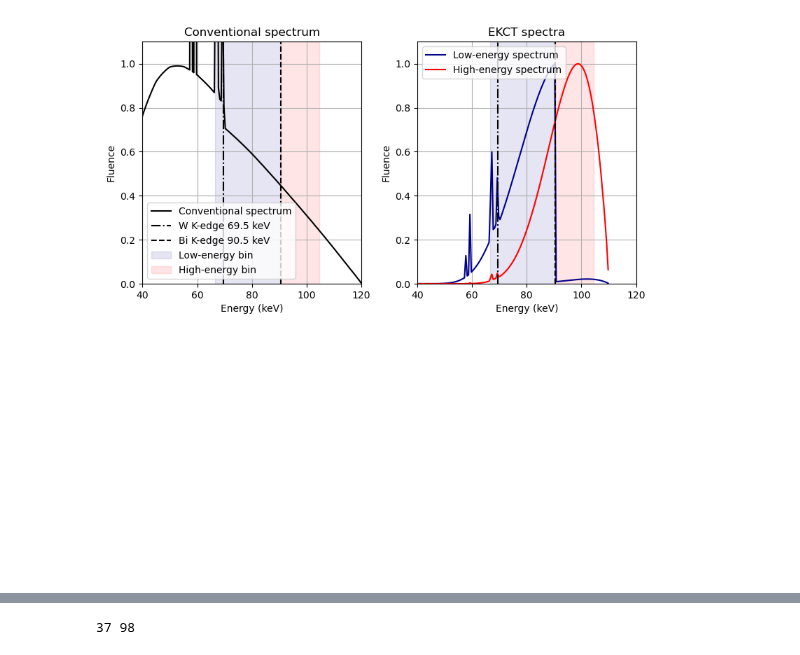
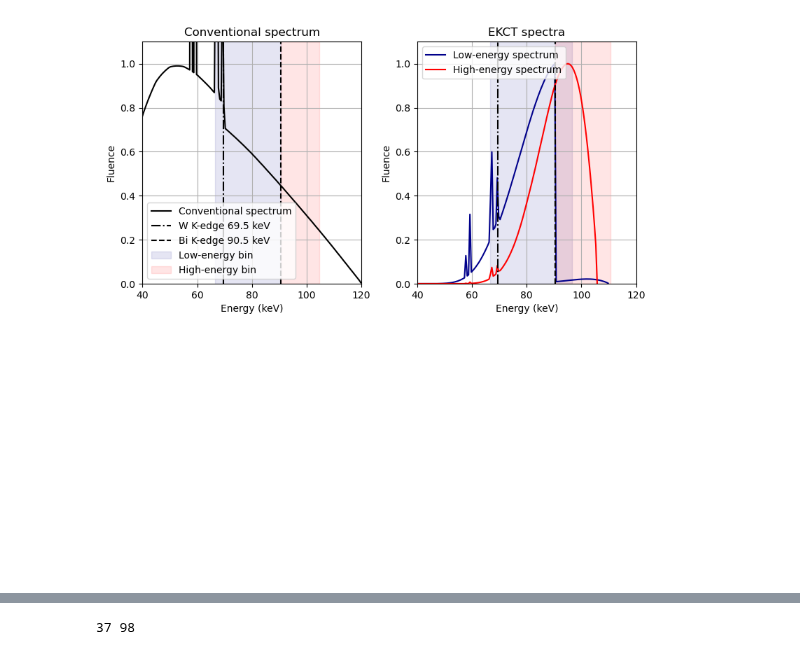
Before and after one commit to jerichooconnell/work-dfci, a Jupyter notebook: 9-PCCT_Magdalena_results/look_at_attenuation_coefficients.ipynb, the cells around one changed output, grey strips where cells are left out. Cells and saved outputs as stored; diff of their text form; code cells hidden in the pictures.

Commit message:
working figure

```diff
--- a/9-PCCT_Magdalena_results/look_at_attenuation_coefficients.ipynb
+++ b/9-PCCT_Magdalena_results/look_at_attenuation_coefficients.ipynb
@@ -48,13 +48,17 @@ s_low.filter('Cu',1)
 
 xx_low, yy_low = s_low.get_spectrum()
 
-s_high = sp.Spek(110,14)
+s_high = sp.Spek(106,14)
 s_high.filter('Al',4)
-s_high.filter('U',0.8)
+# s_high.filter('Pb',0.8)
 s_high.filter('Water',80)
-s_high.filter('Cu',1)
+s_high.filter('Cu',8)
 
 xx_high, yy_high = s_high.get_spectrum()
+
+# insert another entry of 121 keV 0 fluence to the spectrum
+yy_high[-1] = 0
+# xx_high = np.insert(xx_high, -1, 111)
 
 
 k_20 = 20
@@ -89,6 +93,7 @@ mean_energy_W_to_bi_high = np.sum(xx_high[k_W_index_high:k_bi_index_high]*(yy_hi
 mean_energy_W_to_bi_low = np.sum(xx_low[k_W_index_low:k_bi_index_low]*(yy_low[k_W_index_low:k_bi_index_low]/np.sum(yy_low[k_W_index_low:k_bi_index_low])))
 mean_energy_bi_high = np.sum(xx_high[k_bi_index_high:k_top_index_high]*(yy_high[k_bi_index_high:k_top_index_high]/np.sum(yy_high[k_bi_index_high:k_top_index_high])))
 mean_energy_bi_low = np.sum(xx_low[k_bi_index_low:]*(yy_low[k_bi_index_low:]/np.sum(yy_low[k_bi_index_low:])))
+
 print(f'Fluence between W and Bi k-edges (120 kVp, 1 mm Cu, 0.89 mm Bi): {fluence_W_to_bi_high:.2f}')
 print(f'Fluence between W and Bi k-edges (140 kVp, 1 mm Cu, 0.89 mm Bi): {fluence_W_to_bi_low:.2f}')
 print(f'Fluence above Bi k-edge (120 kVp, 1 mm Cu, 0.89 mm Bi): {fluence_bi_high:.2f}')
@@ -97,6 +102,16 @@ print(f'Mean energy between W and Bi k-edges (120 kVp, 1 mm Cu, 0.89 mm Bi): {me
 print(f'Mean energy between W and Bi k-edges (140 kVp, 1 mm Cu, 0.89 mm Bi): {mean_energy_W_to_bi_low:.2f} keV')
 print(f'Mean energy above Bi k-edge (120 kVp, 1 mm Cu, 0.89 mm Bi): {mean_energy_bi_high:.2f} keV')
 print(f'Mean energy above Bi k-edge (140 kVp, 1 mm Cu, 0.89 mm Bi): {mean_energy_bi_low:.2f} keV')
+
+mu_at_mean_energy_W_to_bi_low = mu_bi(mean_energy_W_to_bi_low)
+mu_at_mean_energy_W_to_bi_high = mu_bi(mean_energy_W_to_bi_high)
+mu_at_mean_energy_bi_low = mu_bi(mean_energy_bi_low)
+mu_at_mean_energy_bi_high = mu_bi(mean_energy_bi_high)
+
+print(f'Mass attenuation coefficient at mean energy between W and Bi k-edges (140 kVp, 1 mm Cu, 0.89 mm Bi): {mu_at_mean_energy_W_to_bi_low:.2f} cm^2/g')
+print(f'Mass attenuation coefficient at mean energy between W and Bi k-edges (120 kVp, 1 mm Cu, 0.89 mm Bi): {mu_at_mean_energy_W_to_bi_high:.2f} cm^2/g')
+print(f'Mass attenuation coefficient at mean energy above Bi k-edge (140 kVp, 1 mm Cu, 0.89 mm Bi): {mu_at_mean_energy_bi_low:.2f} cm^2/g')
+print(f'Mass attenuation coefficient at mean energy above Bi k-edge (120 kVp, 1 mm Cu, 0.89 mm Bi): {mu_at_mean_energy_bi_high:.2f} cm^2/g')
 
 
 yy_low/=np.max(yy_low)
@@ -112,13 +127,9 @@ plt.axvline(69.5, color='k', linestyle='-.')
 plt.axvline(k_bi, color='k', linestyle='--')
 plt.ylim(0,1.1)
 plt.xlim(40,120)
-mu_at_mean_energy_W_to_bi_low = mu_bi(mean_energy_W_to_bi_low)
-mu_at_mean_energy_W_to_bi_high = mu_bi(mean_energy_W_to_bi_high)
-mu_at_mean_energy_bi_low = mu_bi(mean_energy_bi_low)
-mu_at_mean_energy_bi_high = mu_bi(mean_energy_bi_high)
 
-plt.axvspan(k_W, k_bi, color='darkblue', alpha=0.1)
-plt.axvspan(k_bi, k_top, color='red', alpha=0.1)
+plt.axvspan(k_W, k_bi+6, color='darkblue', alpha=0.1)
+plt.axvspan(k_bi, k_top+6, color='red', alpha=0.1)
 
 # plt.text((k_bi+k_W)/2, 0.5*max(yy_low), f'{mu_at_mean_energy_W_to_bi_low:.2f}\ncm$^{-1}$',color='blue',ha='center')
 # plt.text((k_bi+max(xx_high))/2, 0.5*max(yy_high), f'{mu_at_mean_energy_bi_high:.2f}\ncm$^{-1}$',color='blue',ha='center')
@@ -276,11 +287,6 @@ def detector_response(energy_spectrum, energies, c1):
 
     return U, response
 
-# Example usage
-energy_spectrum = np.array([100, 200, 150, 300, 250])
-energies = np.array([80, 85, 90, 95, 100])
-c1 = 1.0
-
 U_high, response_high = detector_response(yy_high, xx_norm, c1)
 U_low, response_low = detector_response(yy_low, xx_norm, c1)
 U_norm, response_norm = detector_response(yy_norm, xx_norm, c1)
@@ -295,40 +301,19 @@ response_norm/=np.max(response_norm)
 
 import matplotlib.pyplot as plt
 
-# # plt.figure(figsize=(8,4))
-# plt.subplot(2,2,4)
-# plt.plot(U_low, response_low, label='Low-energy detector response', c='darkblue')
-# plt.plot(U_high, response_high, label='High-energy detector response', c='red')
-# plt.axvline(69.5, color='k', linestyle='-.')
-# plt.axvline(k_bi, color='k', linestyle='--')
-# plt.axvspan(k_W, k_bi, color='darkblue', alpha=0.1)
-# plt.axvspan(k_bi, max(xx_low), color='red', alpha=0.1)
-# plt.xlabel('Measured energy (keV)')
-# plt.ylabel('Counts')
-# plt.grid()
-# plt.legend()
+k_bi_index_low2 = np.argmin(np.abs(xx_low - (k_bi + 6)))
+k_top_index_high2 = np.argmin(np.abs(xx_norm - (112)))
 
-# plt.subplot(1,2,1)
-# plt.plot(U_norm, response_norm, label='Conventional detector response', c='k')
-# plt.axvline(69.5, color='k', linestyle='-.')
-# plt.axvline(k_bi, color='k', linestyle='--')
-# plt.axvspan(k_W, k_bi, color='darkblue', alpha=0.1)
-# plt.axvspan(k_bi, max(xx_low), color='red', alpha=0.1)
-# plt.xlabel('Measured energy (keV)')
-# plt.ylabel('Counts')
-# plt.grid()
-# plt.legend()
+# interpolate xx_high and yy_high to xx_norm
+yy_high = np.interp(xx_norm, xx_high, yy_high)
 
-# plt.tight_layout()
+# fluence_W_to_bi_high = np.sum(yy_high[k_W_index_high:k_bi_index_high]) / np.sum(yy_high)
+# fluence_W_to_bi_low = np.sum(yy_low[k_W_index_low:k_bi_index_low]) / np.sum(yy_low)
+# fluence_bi_high = np.sum(yy_high[k_bi_index_high:k_top_index_high]) / np.sum(yy_high)
+# fluence_bi_low = np.sum(yy_low[:k_bi_index_low]) / np.sum(yy_low)
 
-
-fluence_W_to_bi_high = np.sum(yy_high[k_W_index_high:k_bi_index_high]) / np.sum(yy_high)
-fluence_W_to_bi_low = np.sum(yy_low[k_W_index_low:k_bi_index_low]) / np.sum(yy_low)
-fluence_bi_high = np.sum(yy_high[k_bi_index_high:k_top_index_high]) / np.sum(yy_high)
-fluence_bi_low = np.sum(yy_low[:k_bi_index_low]) / np.sum(yy_low)
-
-U_high2, response_high_true = detector_response(yy_high[k_bi_index_high:k_top_index_high], xx_high[k_bi_index_high:k_top_index_high], c1)
-U_low2, response_low_true = detector_response(yy_low[k_W_index_low:k_bi_index_low], xx_low[k_W_index_low:k_bi_index_low], c1)
+U_high2, response_high_true = detector_response(yy_high[k_bi_index_high:k_top_index_high2], xx_norm[k_bi_index_high:k_top_index_high2], c1)
+U_low2, response_low_true = detector_response(yy_low[k_W_index_low:k_bi_index_low2], xx_low[k_W_index_low:k_bi_index_low2], c1)
 U_norm_low, response_norm_true_low = detector_response(yy_norm[k_W_index_low:k_bi_index_low], xx_norm[k_W_index_low:k_bi_index_low], c1)
 U_norm_high, response_norm_true_high = detector_response(yy_norm[k_bi_index_low:k_top_index_low], xx_norm[k_bi_index_high:k_top_index_high], c1)
 
@@ -343,8 +328,9 @@ plt.plot(U_low, response_low, label='Low-energy detector response', c='darkblue'
 plt.plot(U_high, response_high, label='High-energy detector response', c='red',alpha=0.4)
 plt.title('EKCT detector response')
 
-response_low_false= response_low[k_W_index_low:k_bi_index_low] - response_low_true
-response_high_false = response_high[k_bi_index_high:k_top_index_high] - response_high_true
+
+response_low_false= response_low[k_W_index_low:k_bi_index_low2] - response_low_true
+response_high_false = response_high[k_bi_index_high:k_top_index_high2] - response_high_true
 response_norm_false_low = response_norm[k_W_index_low:k_bi_index_low] - response_norm_true_low
 response_norm_false_high = response_norm[k_bi_index_low:k_top_index_low] - response_norm_true_high
 
@@ -354,8 +340,8 @@ plt.plot(U_low2, response_low_false, label='Low-energy detector response', c='da
 plt.plot(U_high2, response_high_false, label='High-energy detector response', c='red', linestyle=':')
 # plt.axvline(69.5, color='k', linestyle='-.')
 # plt.axvline(k_bi, color='k', linestyle='--')
-plt.axvspan(k_W, k_bi, color='darkblue', alpha=0.1)
-plt.axvspan(k_bi, k_top-1, color='red', alpha=0.1)
+plt.axvspan(k_W, k_bi+6, color='darkblue', alpha=0.1)
+plt.axvspan(k_bi, k_top+6, color='red', alpha=0.1)
 plt.xlim(40,120)
 plt.ylim(0,1.1)
 plt.xlabel('Measured energy (keV)')
@@ -392,2 +378,2 @@ Mean energy above Bi k-edge (120 kVp, 1 mm Cu, 0.89 mm Bi): 97.19 keV
 Mean energy above Bi k-edge (140 kVp, 1 mm Cu, 0.89 mm Bi): 94.07 keV
-[figure, old version]
+[figure, new version]
```
Also changed, not shown: parts of 9 cells of this notebook.
